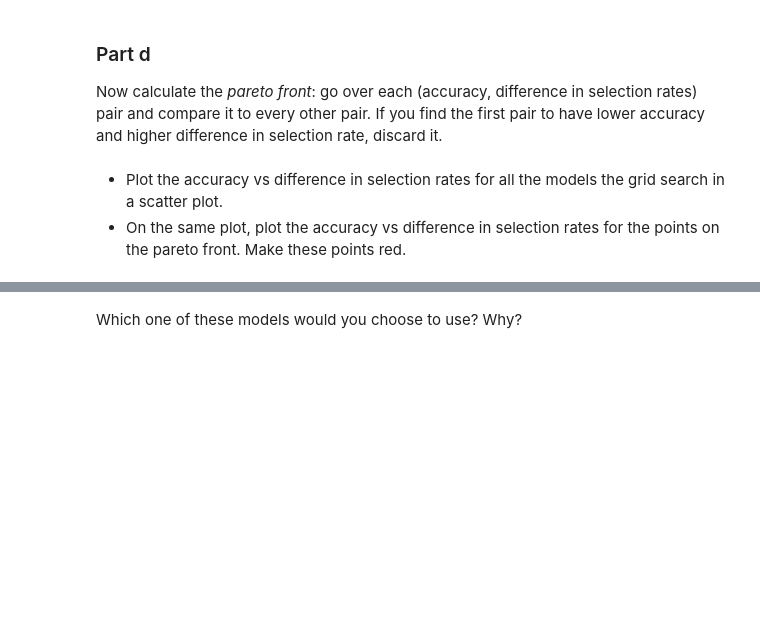
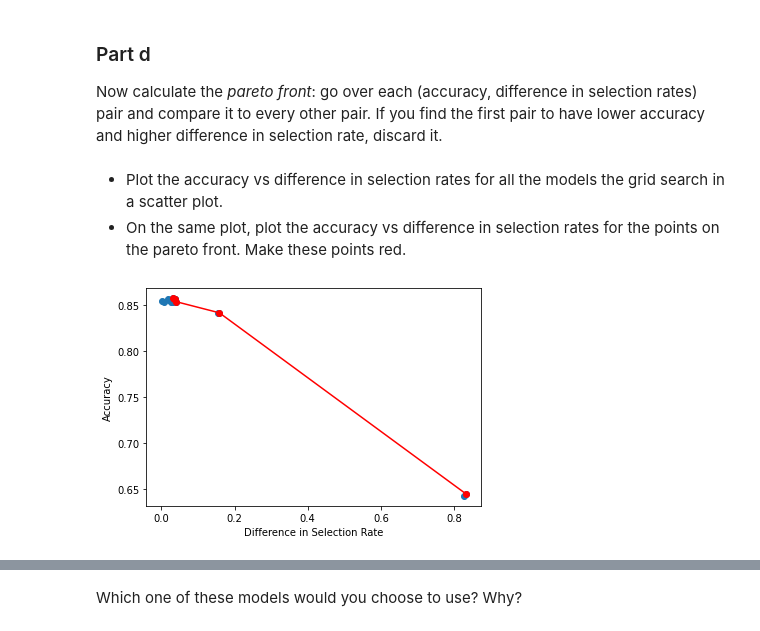
Before and after one commit to allison1025/cs190hw, a Jupyter notebook: HW3.ipynb, the cells around one changed output, grey strips where cells are left out. Saved outputs shown, nothing was run; the diff lists cells and outputs as text; code cells hidden in the pictures; blank space fills up the shorter version.

```diff
--- a/HW3.ipynb
+++ b/HW3.ipynb
@@ -279,6 +309,25 @@ plt.show()
 ### Part d
 
 Now calculate the *pareto front*: go over each (accuracy, difference in selection rates) pair and compare it to every other pair. If you find the first pair to have lower accuracy and higher difference in selection rate, discard it.
+# %%
+def pareto(points):
+    num = points.shape[0]
+    population_ids = np.arange(num)
+    pareto_front = np.ones(num, dtype=bool)
+    for i in range(num):
+        for j in range(num):
+            if all(points[j] >= points[i]) and any(points[j] > points[i]):
+                pareto_front[i] = 0 #discard pair if 1st fair has less accuracy + higher selection rate dif
+                break
+    return population_ids[pareto_front]
+
+c = np.vstack((demographic_parity_sweep, accuracy_sweep)).T
+pareto1 = pareto(c)
+pareto_front = c[pareto1]
+
+data = pd.DataFrame(pareto_front)
+data.sort_values(0, inplace=True)
+pareto_front = data.values
 # %% [markdown]
 * Plot the accuracy vs difference in selection rates for all the models the grid search in a scatter plot.
 * On the same plot, plot the accuracy vs difference in selection rates for the points on the pareto front. Make these points red.
@@ -289,0 +334,14 @@ plt.show()
+# %%
+plt.figure()
+x = c[:, 0]
+y = c[:, 1]
+x_pareto = pareto_front[:, 0]
+y_pareto = pareto_front[:, 1]
+plt.scatter(x,y)
+plt.plot(x_pareto, y_pareto, 'o-',color='red')
+plt.ylabel("Accuracy")
+plt.xlabel("Difference in Selection Rate")
+#plt.legend()
+plt.show()
+# %% [output]
+[figure, added]
```
Also changed, not shown: parts of 22 cells of this notebook.
